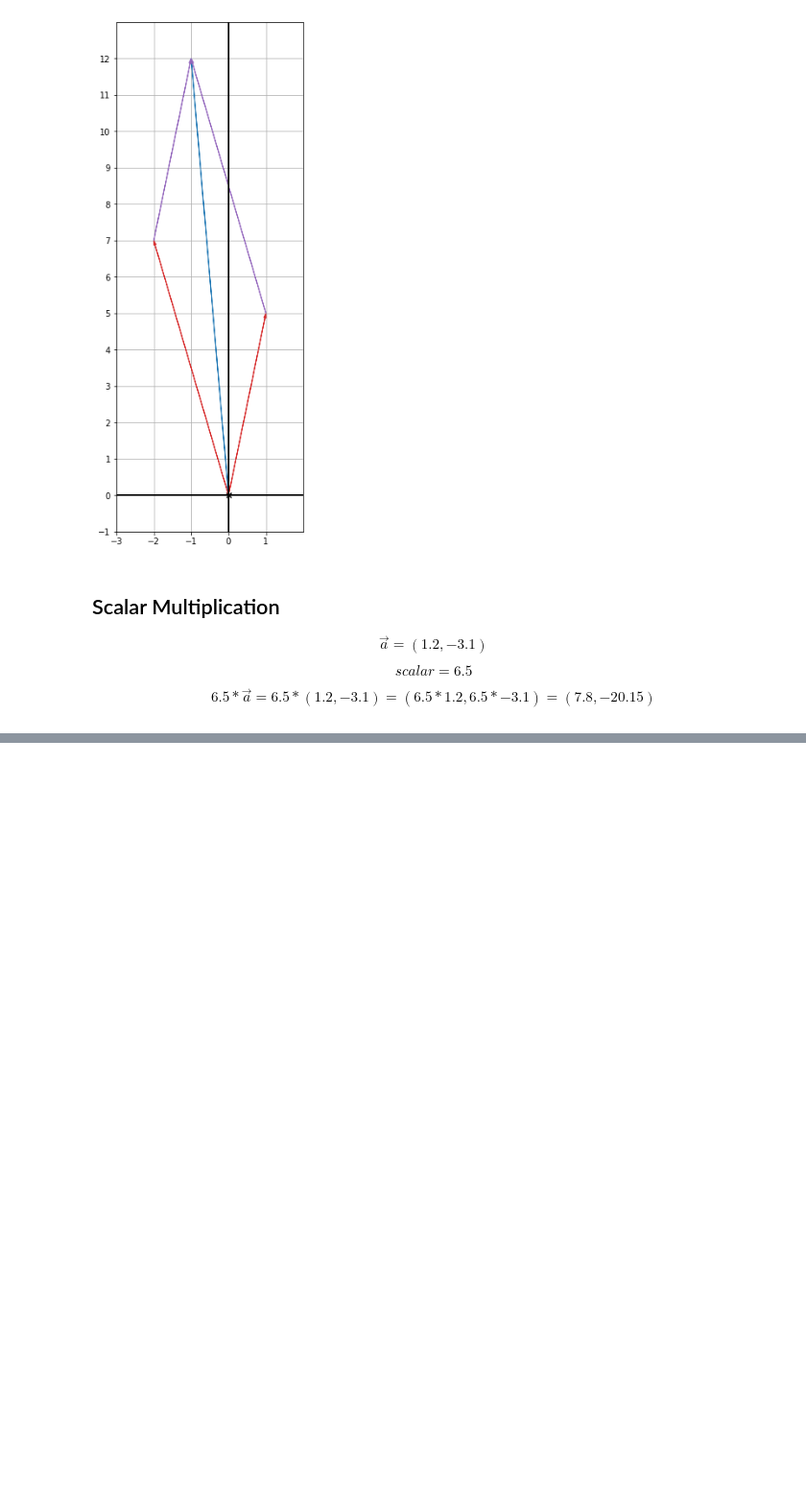
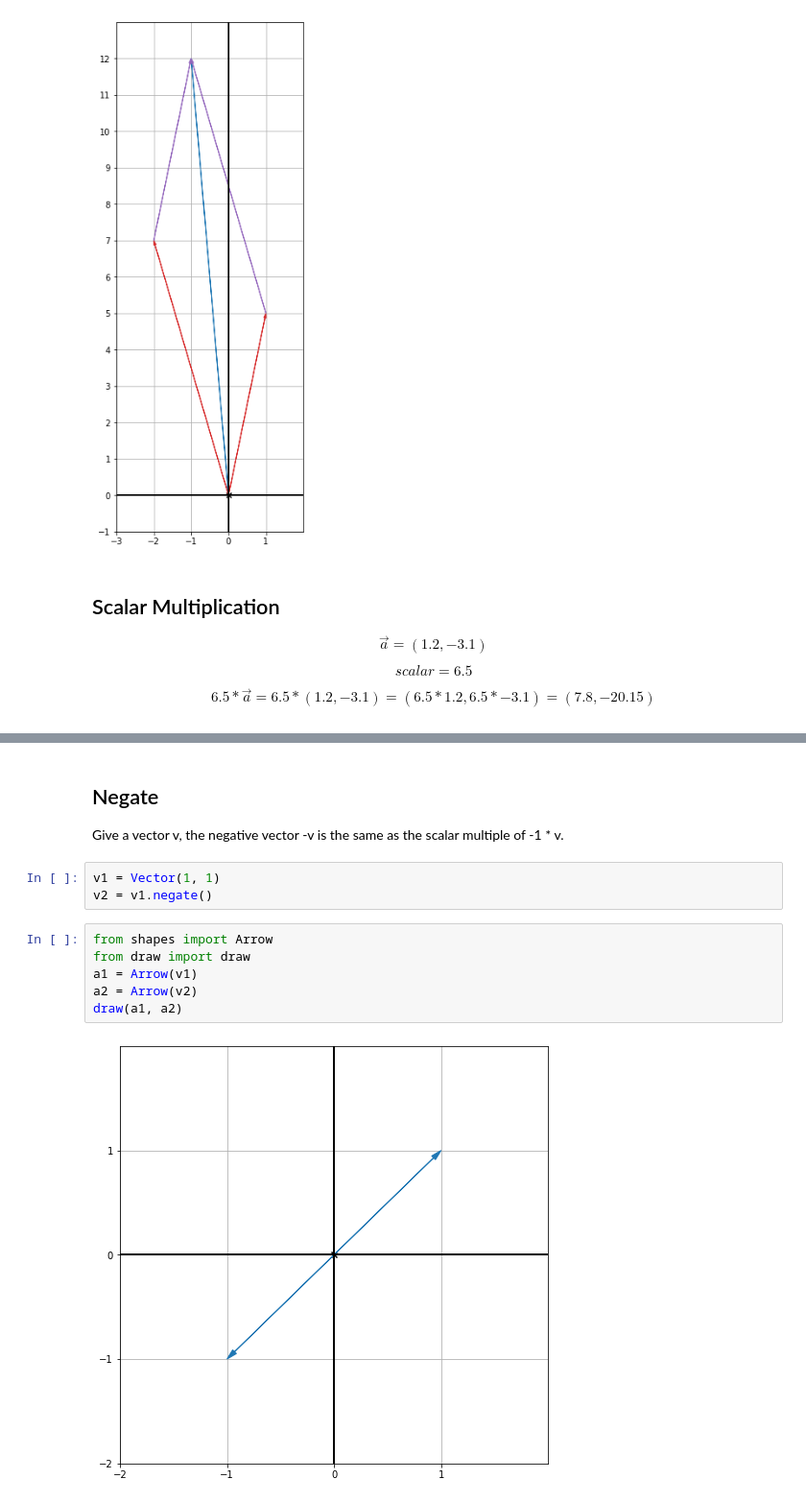
Before and after one commit to pmaterer/maths, a Jupyter notebook: vectors.ipynb, the cells around one changed output, grey strips where cells are left out. Shown: that part at 96% size. Drawn from its saved outputs; the diff is of its cells as text; blank space fills up the shorter version.

Commit message:
Adds more vector math

```diff
--- a/vectors.ipynb
+++ b/vectors.ipynb
@@ -128,0 +120,15 @@ draw(a1, a2, a3, a4, width=4)
+# %% [markdown]
+## Negate
+
+Give a vector v, the negative vector -v is the same as the scalar multiple of -1 * v.
+# %%
+v1 = Vector(1, 1)
+v2 = v1.negate()
+# %%
+from shapes import Arrow
+from draw import draw
+a1 = Arrow(v1)
+a2 = Arrow(v2)
+draw(a1, a2)
+# %% [output]
+[figure, added]
```
Also changed, not shown: parts of 16 cells of this notebook.
